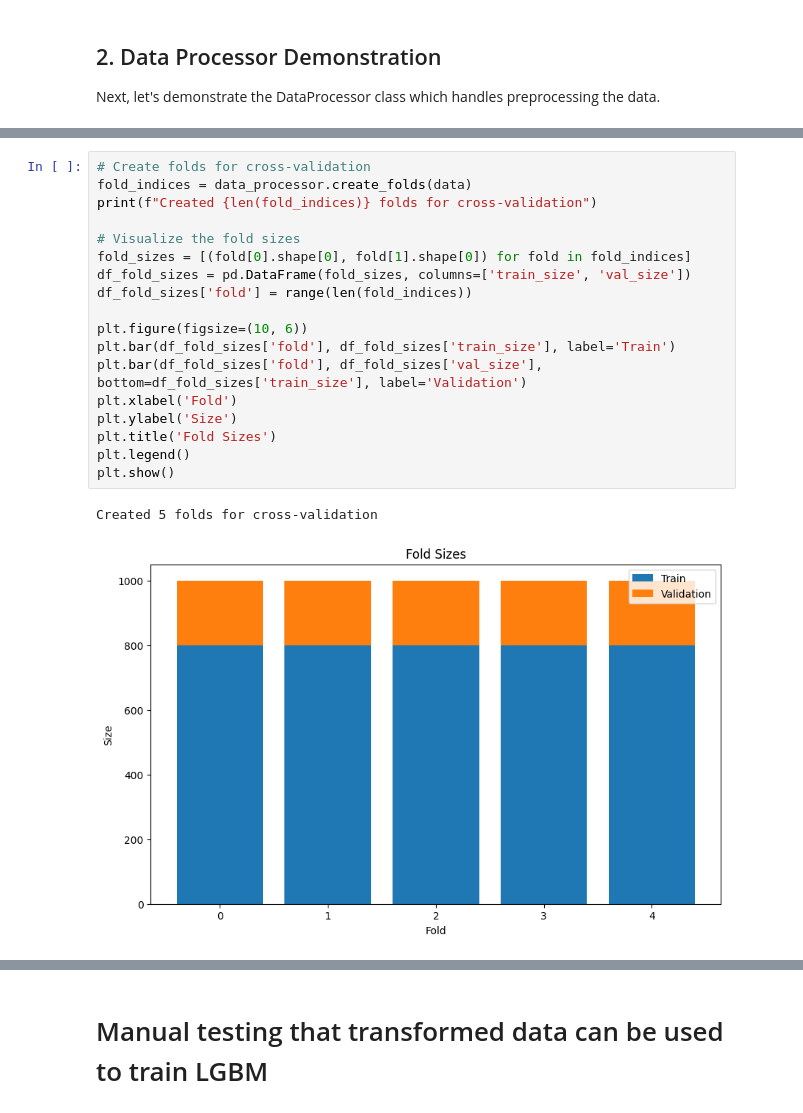
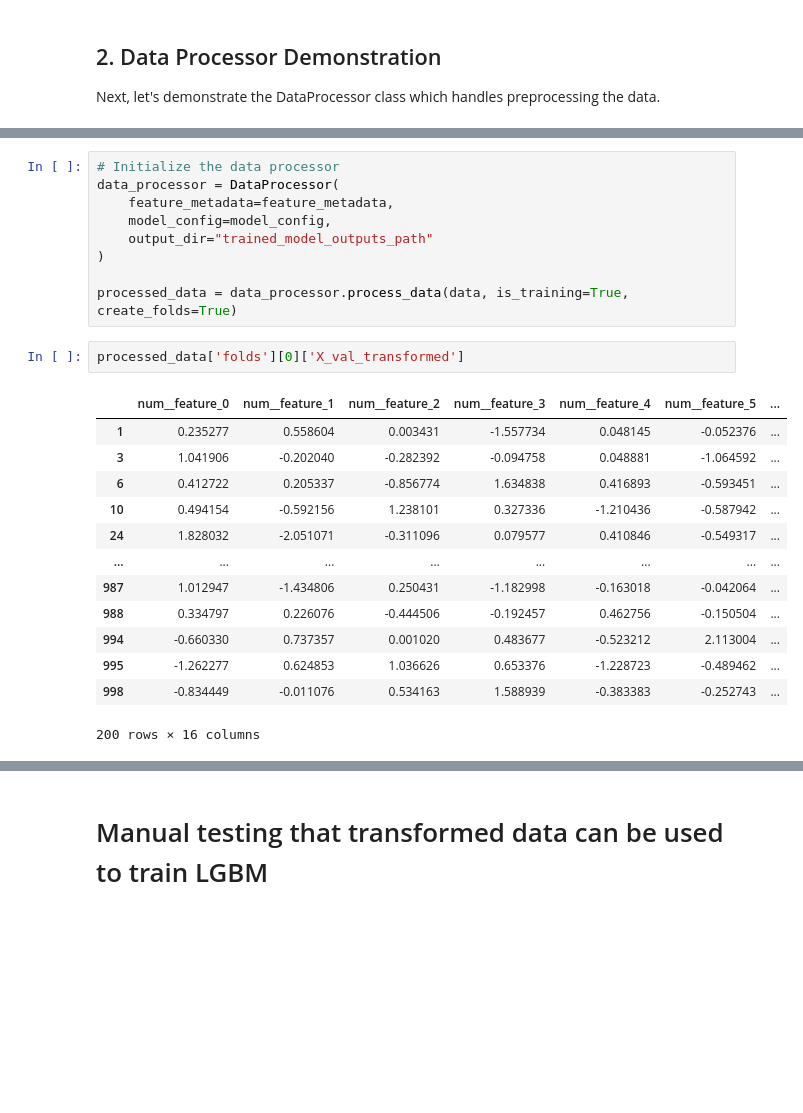
Before and after one commit to jonathan-bugg/bnbj_ml_pipeline, a Jupyter notebook: ml_pipeline_demo_manual.ipynb, the cells around one changed output, grey strips where cells are left out. Saved outputs shown, nothing was run; the diff lists cells and outputs as text; blank space fills up the shorter version.

Commit message:
Finally working well through training and testing

```diff
--- a/ml_pipeline_demo_manual.ipynb
+++ b/ml_pipeline_demo_manual.ipynb
@@ -147,23 +125,27 @@ Feature categorization:
-# %%
-# Create folds for cross-validation
-fold_indices = data_processor.create_folds(data)
-print(f"Created {len(fold_indices)} folds for cross-validation")
-
-# Visualize the fold sizes
-fold_sizes = [(fold[0].shape[0], fold[1].shape[0]) for fold in fold_indices]
-df_fold_sizes = pd.DataFrame(fold_sizes, columns=['train_size', 'val_size'])
-df_fold_sizes['fold'] = range(len(fold_indices))
-
-plt.figure(figsize=(10, 6))
-plt.bar(df_fold_sizes['fold'], df_fold_sizes['train_size'], label='Train')
-plt.bar(df_fold_sizes['fold'], df_fold_sizes['val_size'], bottom=df_fold_sizes['train_size'], label='Validation')
-plt.xlabel('Fold')
-plt.ylabel('Size')
-plt.title('Fold Sizes')
-plt.legend()
-plt.show()
-# %% [output]
-Created 5 folds for cross-validation
-[figure, removed]
+# %%
+# Initialize the data processor
+data_processor = DataProcessor(
+    feature_metadata=feature_metadata,
+    model_config=model_config,
+    output_dir="trained_model_outputs_path"
+)
+
+processed_data = data_processor.process_data(data, is_training=True, create_folds=True)
+# %%
+processed_data['folds'][0]['X_val_transformed']
+# %% [output]
+|  | num__feature_0 | num__feature_1 | num__feature_2 | num__feature_3 | num__feature_4 | num__feature_5 | ... |
+| 1 | 0.235277 | 0.558604 | 0.003431 | -1.557734 | 0.048145 | -0.052376 | ... |
+| 3 | 1.041906 | -0.202040 | -0.282392 | -0.094758 | 0.048881 | -1.064592 | ... |
+| 6 | 0.412722 | 0.205337 | -0.856774 | 1.634838 | 0.416893 | -0.593451 | ... |
+| 10 | 0.494154 | -0.592156 | 1.238101 | 0.327336 | -1.210436 | -0.587942 | ... |
+| 24 | 1.828032 | -2.051071 | -0.311096 | 0.079577 | 0.410846 | -0.549317 | ... |
+| ... | ... | ... | ... | ... | ... | ... | ... |
+| 987 | 1.012947 | -1.434806 | 0.250431 | -1.182998 | -0.163018 | -0.042064 | ... |
+| 988 | 0.334797 | 0.226076 | -0.444506 | -0.192457 | 0.462756 | -0.150504 | ... |
+| 994 | -0.660330 | 0.737357 | 0.001020 | 0.483677 | -0.523212 | 2.113004 | ... |
+| 995 | -1.262277 | 0.624853 | 1.036626 | 0.653376 | -1.228723 | -0.489462 | ... |
+| 998 | -0.834449 | -0.011076 | 0.534163 | 1.588939 | -0.383383 | -0.252743 | ... |
+200 rows × 16 columns
 # %%
 # Preprocess the training data
```
Also changed, not shown: parts of 10 cells of this notebook, 11 other files.
